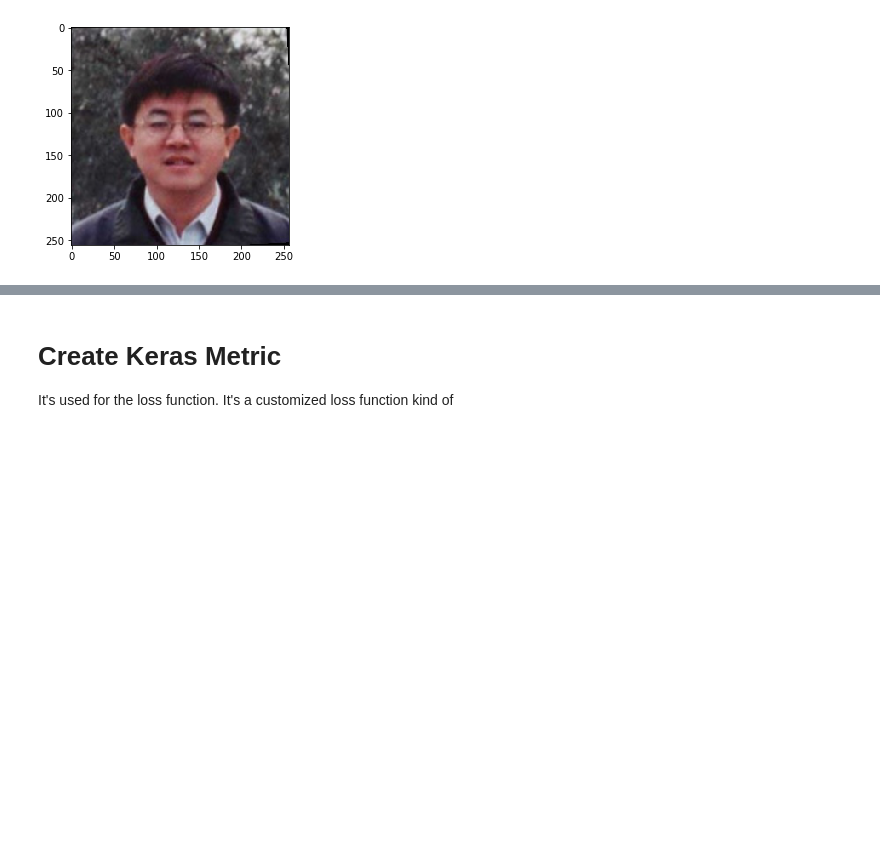
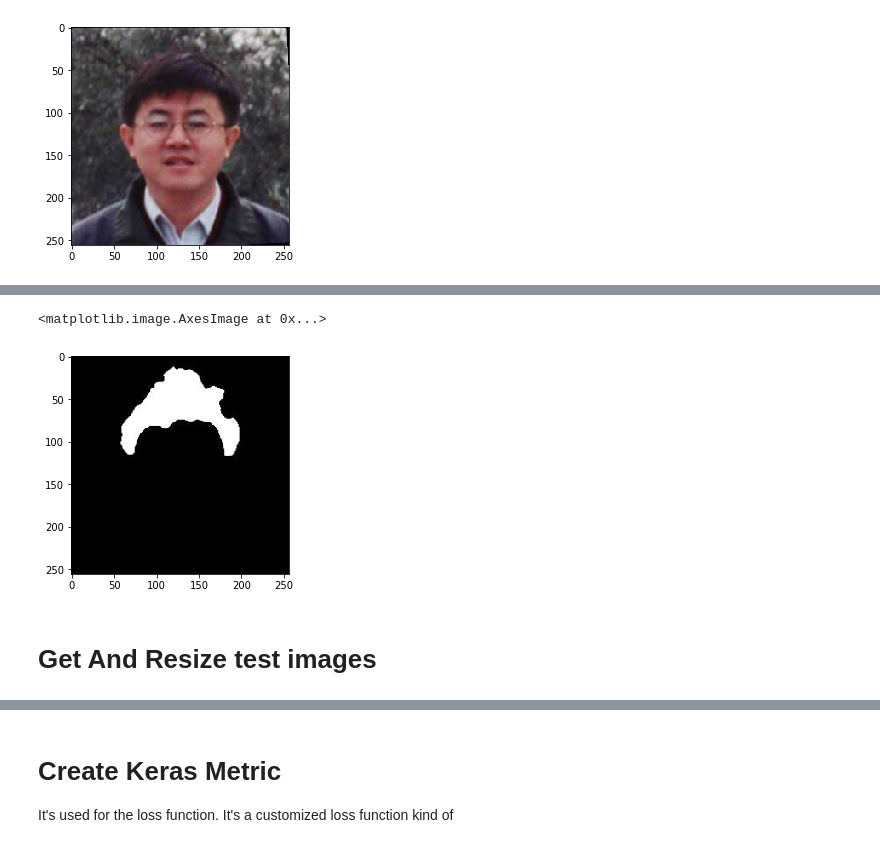
Before and after one commit to maxkim16/CS599_ImageSegmentation, a Jupyter notebook: assignment3_maxkim.ipynb, the cells around one changed output, grey strips where cells are left out. Saved outputs shown, nothing was run; the diff lists cells and outputs as text; code cells hidden in the pictures; blank space fills up the shorter version.

```diff
--- a/assignment3_maxkim.ipynb
+++ b/assignment3_maxkim.ipynb
@@ -139,0 +167,8 @@ plt.imshow(cv2.cvtColor(image_list[1999] , cv2.COLOR_BGR2RGB)) # display the fir
+# %%
+# Display the last validation mask
+plt.imshow(np.squeeze(mask_list[1999]), cmap='gray') # display the last image
+# %% [output]
+<matplotlib.image.AxesImage at 0x...>
+[figure, added]
+# %% [markdown]
+<h1>Get And Resize test images</h1>
```
Also changed, not shown: parts of 17 cells of this notebook.
